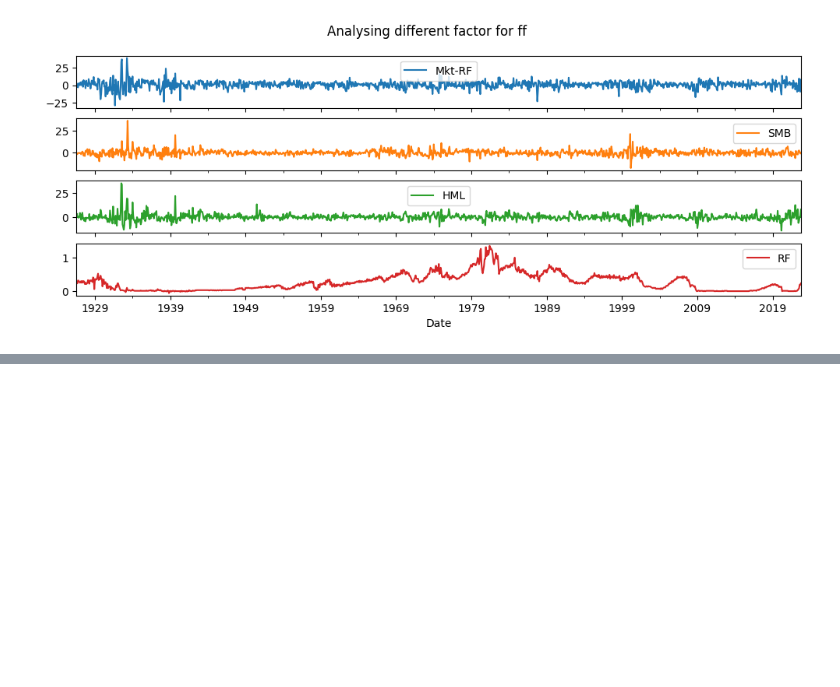
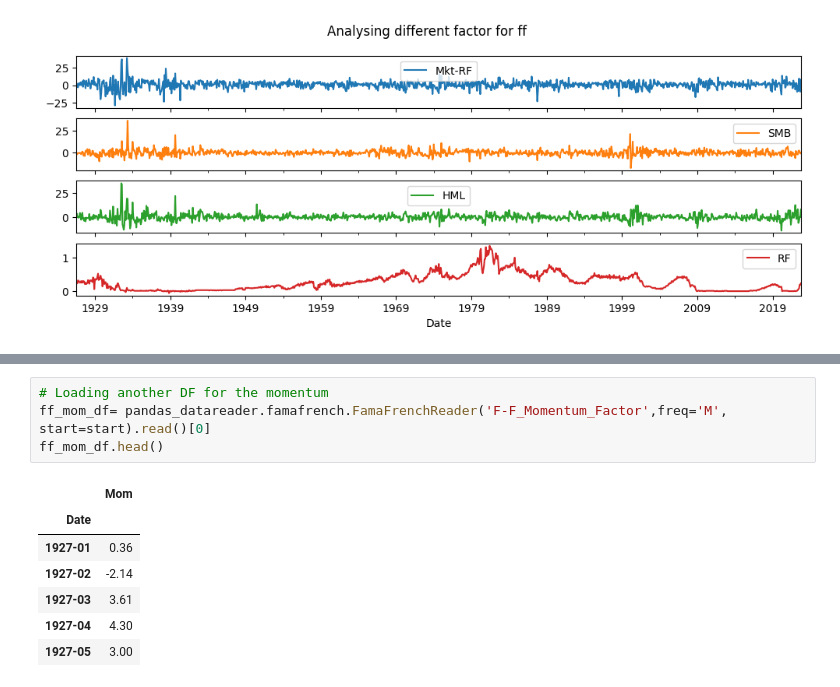
Before and after one commit to leoneleo/risk_factor_model, a Jupyter notebook: risk_model.ipynb, the cells around one changed output, grey strips where cells are left out. Saved outputs shown, nothing was run; the diff lists cells and outputs as text; blank space fills up the shorter version.

```diff
--- a/risk_model.ipynb
+++ b/risk_model.ipynb
@@ -90,0 +91,12 @@ NameError: name 'matplotlib' is not defined
+# %%
+# Loading another DF for the momentum
+ff_mom_df= pandas_datareader.famafrench.FamaFrenchReader('F-F_Momentum_Factor',freq='M', start=start).read()[0]
+ff_mom_df.head()
+# %% [output]
+|  | Mom |
+| Date |  |
+| 1927-01 | 0.36 |
+| 1927-02 | -2.14 |
+| 1927-03 | 3.61 |
+| 1927-04 | 4.30 |
+| 1927-05 | 3.00 |
```
Also changed, not shown: parts of 9 cells of this notebook, 1 other file.
